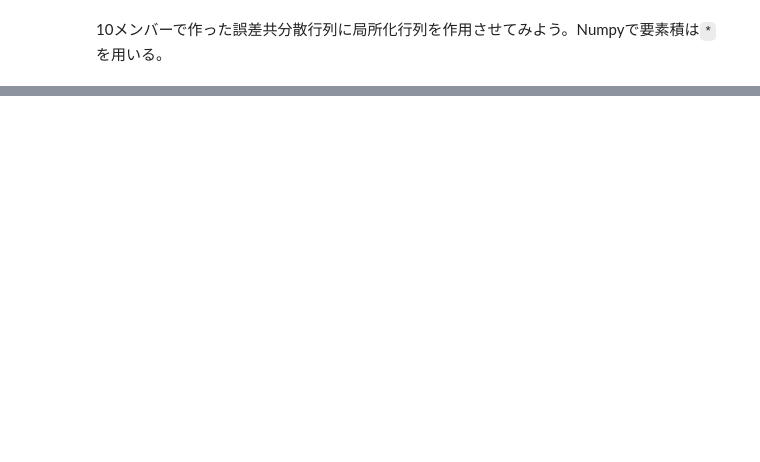
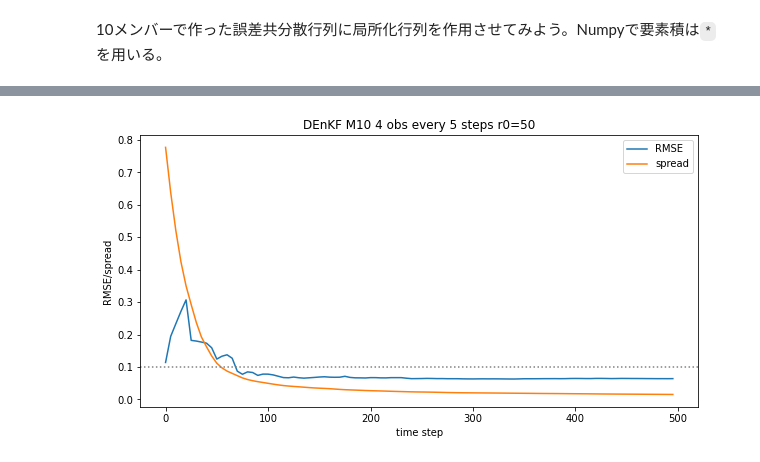
Before and after one commit to tenomoto/DEnKF, a Jupyter notebook: DEnKF.ipynb, the cells around one changed output, grey strips where cells are left out. Drawn from its saved outputs; the diff is of its cells as text; code cells hidden in the pictures; blank space fills up the shorter version.

```diff
--- a/DEnKF.ipynb
+++ b/DEnKF.ipynb
@@ -348,0 +366,33 @@ plt.show()
+# %%
+sprd= np.zeros([nsave])
+l2 = np.zeros([nsave])
+i = 0
+for t in range(nstep):
+    if t % dtobs == 0:
+        y = gen_obs(xtrue, rng, obs_loc, np.sqrt(r))
+        o_minus_b = y - simulate_obs(xf, obs_loc)
+        ymat = gen_ymat(pf12, obs_loc)
+        xa, pa12 = denkf_analysis(xf, o_minus_b, pf12, ymat, r)
+        xens = xa[:, None] + pa12 * np.sqrt(n - 1)
+        l2[i] = (xa - xtrue).std()
+        sprd[i] = np.sqrt(np.diag(pa12 @ pa12.T)).mean()
+        i += 1
+    xtrue = step(xtrue)
+    for j in range(nens):
+        xens[:, j] = step(xens[:, j])
+    xf = xens.mean(axis=1)
+    pf12 = (xens - xf[:, None]) / np.sqrt(n - 1)
+# %%
+timestep = np.arange(0, nstep, dtobs)
+
+fig, ax = plt.subplots(figsize=[10, 5])
+ax.plot(timestep, l2, label="RMSE")
+ax.plot(timestep, sprd, label="spread")
+ax.axhline(np.sqrt(r), color="gray", linestyle=":")
+ax.legend()
+ax.set_xlabel("time step")
+ax.set_ylabel("RMSE/spread")
+ax.set_title(f"DEnKF M{nens} {nobs} obs every {dtobs} steps r0={r0}")
+plt.show()
+# %% [output]
+[figure, added]
```
Also changed, not shown: parts of 8 cells of this notebook.
